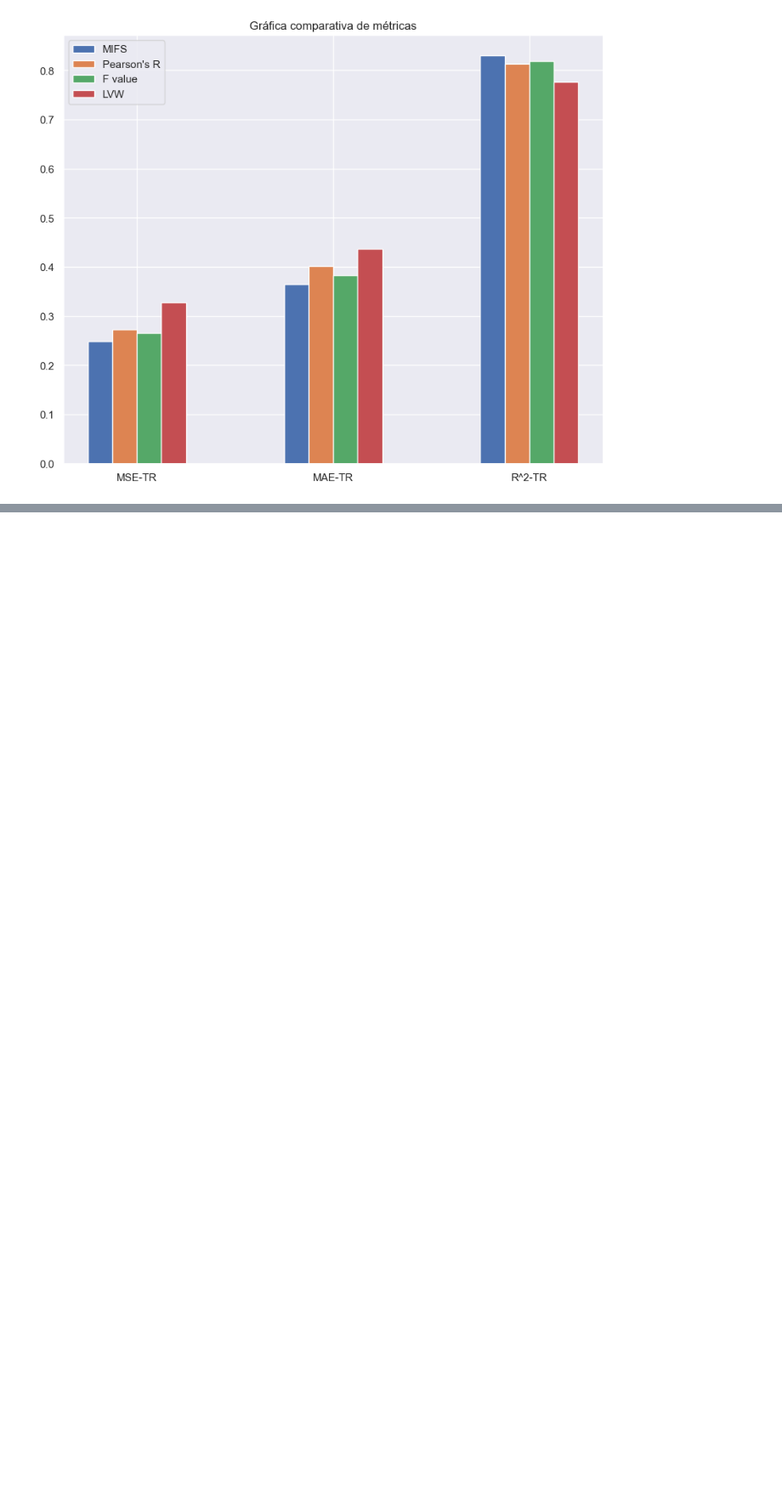
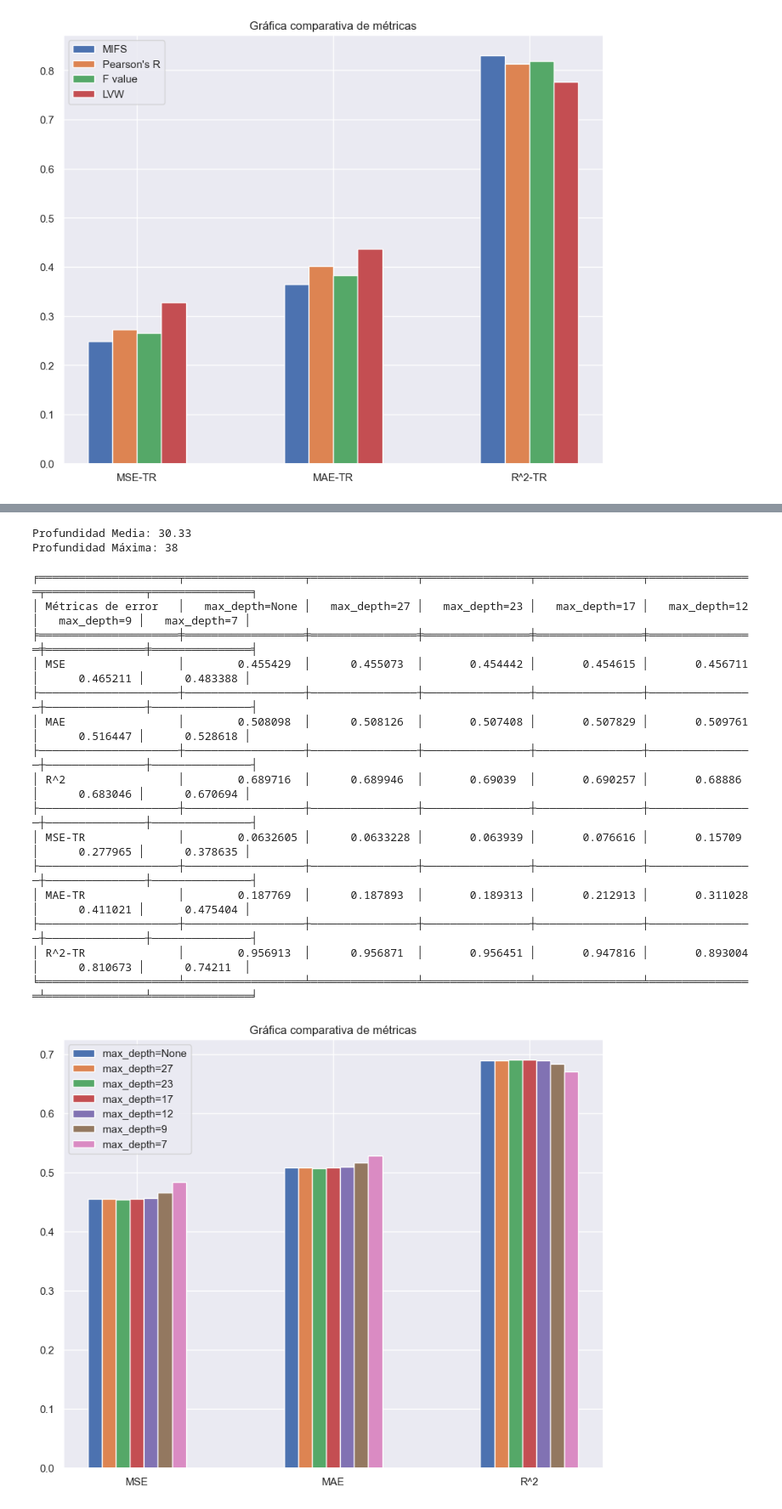
Before and after one commit to JMMelcrack/Predictive-models-applied-to-the-analysis-of-professional-footballers-wages, a Jupyter notebook: FeatureSelection.ipynb, the cells around one changed output, grey strips where cells are left out. Shown at 85% size. Cells and saved outputs as stored; diff of their text form; code cells hidden in the pictures; blank space fills up the shorter version.

```diff
--- a/FeatureSelection.ipynb
+++ b/FeatureSelection.ipynb
@@ -1864,0 +1922,65 @@ graficaComparacion(all_result[:, 3:6], titulos, categorias[3:6])
+# %%
+# Accede a los árboles individuales del bosque
+arboles = model_3.estimators_
+
+# Inicializa listas para almacenar las profundidades de los árboles
+profundidades = []
+
+# Itera a través de los árboles y registra sus profundidades
+for arbol in arboles:
+    profundidades.append(arbol.get_depth())
+
+# Calcula la profundidad media y máxima
+profundidad_media = sum(profundidades) / len(profundidades)
+profundidad_maxima = max(profundidades)
+
+print(f"Profundidad Media: {profundidad_media}")
+print(f"Profundidad Máxima: {profundidad_maxima}")
+# %% [output]
+Profundidad Media: 30.33
+Profundidad Máxima: 38
+# %%
+model_1 = RandomForestRegressor(n_estimators = 100, max_depth=None, random_state=34, n_jobs=-1)
+model_2 = RandomForestRegressor(n_estimators = 100, max_depth=27, random_state=34, n_jobs=-1)
+model_3 = RandomForestRegressor(n_estimators = 100, max_depth=23, random_state=34, n_jobs=-1)
+model_4 = RandomForestRegressor(n_estimators = 100, max_depth=17, random_state=34, n_jobs=-1)
+model_5 = RandomForestRegressor(n_estimators = 100, max_depth=12, random_state=34, n_jobs=-1)
+model_6 = RandomForestRegressor(n_estimators = 100, max_depth=9, random_state=34, n_jobs=-1)
+model_7 = RandomForestRegressor(n_estimators = 100, max_depth=7, random_state=34, n_jobs=-1)
+
+# Aplicamos CV a nuestros modelos para obtener sus métricas de error
+result1 = crossValidation(model_1, kf, LVW_data, y_train_log, True)
+result2 = crossValidation(model_2, kf, LVW_data, y_train_log, True)
+result3 = crossValidation(model_3, kf, LVW_data, y_train_log, True)
+result4 = crossValidation(model_4, kf, LVW_data, y_train_log, True)
+result5 = crossValidation(model_5, kf, LVW_data, y_train_log, True)
+result6 = crossValidation(model_6, kf, LVW_data, y_train_log, True)
+result7 = crossValidation(model_7, kf, LVW_data, y_train_log, True)
+
+all_result = np.vstack((result1[1:], result2[1:], result3[1:], result4[1:], result5[1:], result6[1:], result7[1:]))
+
+categorias = ['MSE', 'MAE', 'R^2', 'MSE-TR', 'MAE-TR', 'R^2-TR']
+titulos = ['max_depth=None', 'max_depth=27', 'max_depth=23', 'max_depth=17', 'max_depth=12', 'max_depth=9', 'max_depth=7']
+
+tablaComparacion(all_result, categorias, titulos)
+
+# Visualizamos los gráficos de barras de los distintos modelos para las métricas de error
+graficaComparacion(all_result[:, 0:3], titulos, categorias[0:3])
+graficaComparacion(all_result[:, 3:6], titulos, categorias[3:6])
+# %% [output]
+╒═════════════════════╤══════════════════╤════════════════╤════════════════╤════════════════╤════════════════╤═══════════════╤═══════════════╕
+│ Métricas de error   │   max_depth=None │   max_depth=27 │   max_depth=23 │   max_depth=17 │   max_depth=12 │   max_depth=9 │   max_depth=7 │
+╞═════════════════════╪══════════════════╪════════════════╪════════════════╪════════════════╪════════════════╪═══════════════╪═══════════════╡
+│ MSE                 │        0.455429  │      0.455073  │       0.454442 │       0.454615 │       0.456711 │      0.465211 │      0.483388 │
+├─────────────────────┼──────────────────┼────────────────┼────────────────┼────────────────┼────────────────┼───────────────┼───────────────┤
+│ MAE                 │        0.508098  │      0.508126  │       0.507408 │       0.507829 │       0.509761 │      0.516447 │      0.528618 │
+├─────────────────────┼──────────────────┼────────────────┼────────────────┼────────────────┼────────────────┼───────────────┼───────────────┤
+│ R^2                 │        0.689716  │      0.689946  │       0.69039  │       0.690257 │       0.68886  │      0.683046 │      0.670694 │
+├─────────────────────┼──────────────────┼────────────────┼────────────────┼────────────────┼────────────────┼───────────────┼───────────────┤
+│ MSE-TR              │        0.0632605 │      0.0633228 │       0.063939 │       0.076616 │       0.15709  │      0.277965 │      0.378635 │
+├─────────────────────┼──────────────────┼────────────────┼────────────────┼────────────────┼────────────────┼───────────────┼───────────────┤
+│ MAE-TR              │        0.187769  │      0.187893  │       0.189313 │       0.212913 │       0.311028 │      0.411021 │      0.475404 │
+├─────────────────────┼──────────────────┼────────────────┼────────────────┼────────────────┼────────────────┼───────────────┼───────────────┤
+│ R^2-TR              │        0.956913  │      0.956871  │       0.956451 │       0.947816 │       0.893004 │      0.810673 │      0.74211  │
+╘═════════════════════╧══════════════════╧════════════════╧════════════════╧════════════════╧════════════════╧═══════════════╧═══════════════╛
+[figure, added]
```
Also changed, not shown: parts of 40 cells of this notebook.
